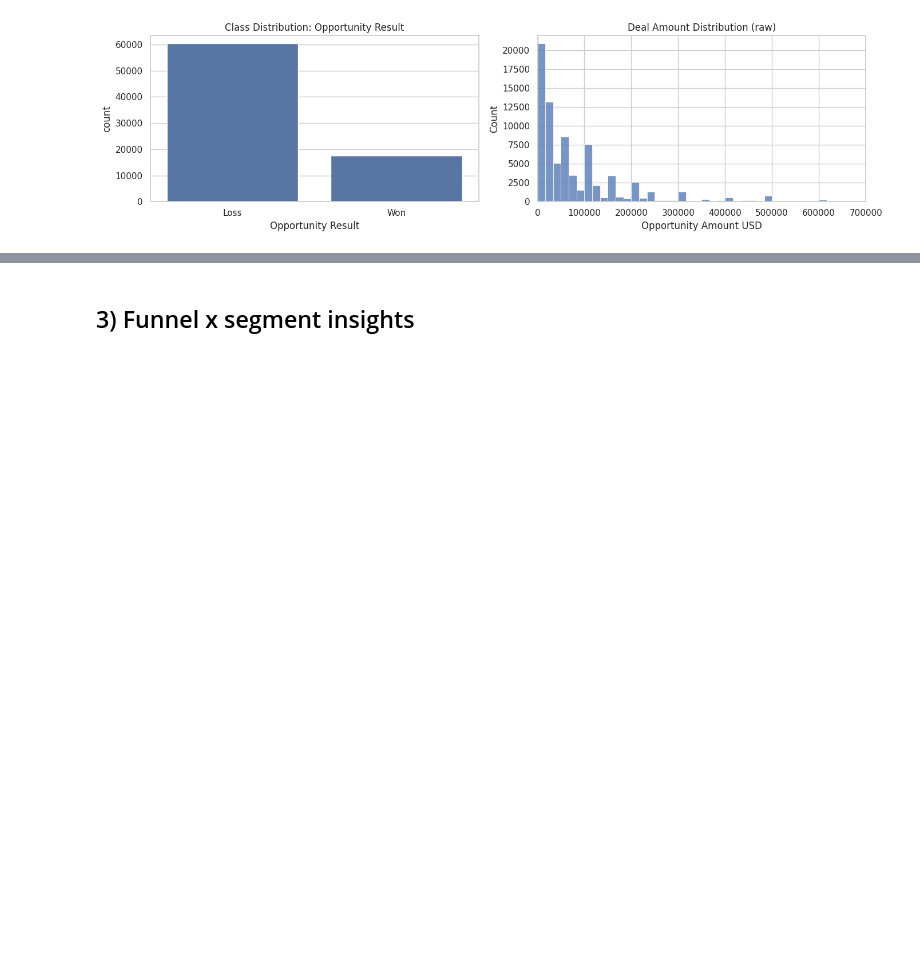
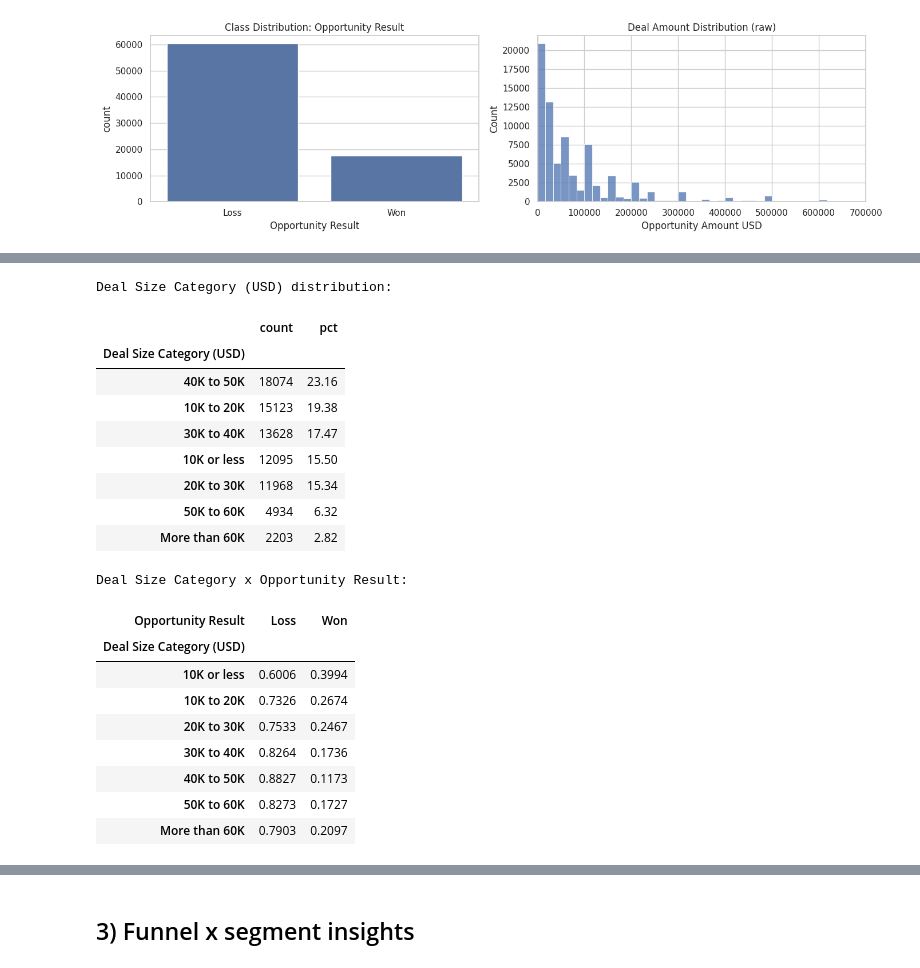
Before and after one commit to mrbungie/mib_cars_analysis, a Jupyter notebook: notebooks/01_eda_cleansing.ipynb, the cells around one changed output, grey strips where cells are left out. Cells and saved outputs as stored; diff of their text form; code cells hidden in the pictures; blank space fills up the shorter version.

```diff
--- a/notebooks/01_eda_cleansing.ipynb
+++ b/notebooks/01_eda_cleansing.ipynb
@@ -98,0 +103,37 @@ plt.tight_layout()
+# %%
+deal_size_dist = (df['Deal Size Category (USD)']
+    .value_counts(dropna=False)
+    .rename('count')
+    .to_frame())
+deal_size_dist['pct'] = (deal_size_dist['count'] / len(df) * 100).round(2)
+print('Deal Size Category (USD) distribution:')
+display(deal_size_dist)
+
+print('\nDeal Size Category x Opportunity Result:')
+deal_size_vs_result = pd.crosstab(
+    df['Deal Size Category (USD)'],
+    df['Opportunity Result'],
+    normalize='index'
+).round(4)
+display(deal_size_vs_result)
+# %% [output]
+Deal Size Category (USD) distribution:
+|  | count | pct |
+| Deal Size Category (USD) |  |  |
+| 40K to 50K | 18074 | 23.16 |
+| 10K to 20K | 15123 | 19.38 |
+| 30K to 40K | 13628 | 17.47 |
+| 10K or less | 12095 | 15.50 |
+| 20K to 30K | 11968 | 15.34 |
+| 50K to 60K | 4934 | 6.32 |
+| More than 60K | 2203 | 2.82 |
+Deal Size Category x Opportunity Result:
+| Opportunity Result | Loss | Won |
+| Deal Size Category (USD) |  |  |
+| 10K or less | 0.6006 | 0.3994 |
+| 10K to 20K | 0.7326 | 0.2674 |
+| 20K to 30K | 0.7533 | 0.2467 |
+| 30K to 40K | 0.8264 | 0.1736 |
+| 40K to 50K | 0.8827 | 0.1173 |
+| 50K to 60K | 0.8273 | 0.1727 |
+| More than 60K | 0.7903 | 0.2097 |
```
Also changed, not shown: parts of 2 cells of this notebook, 1 other file.
